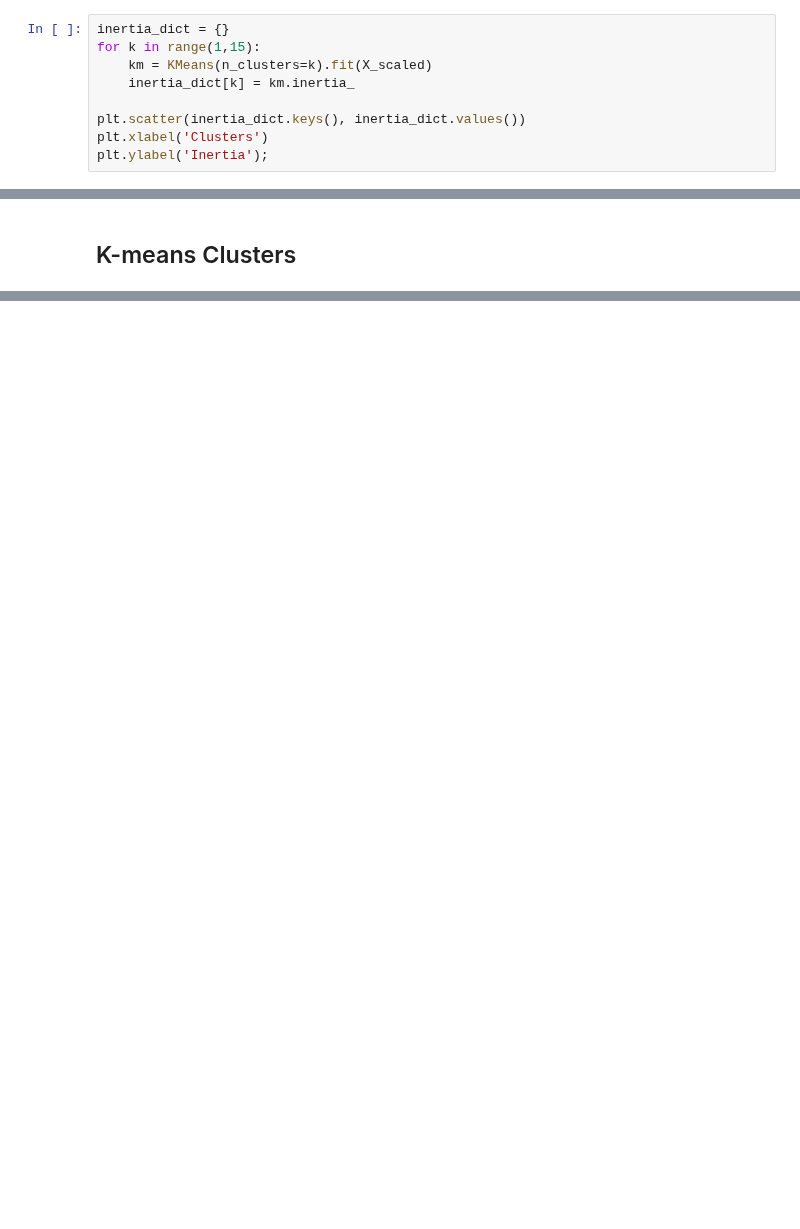
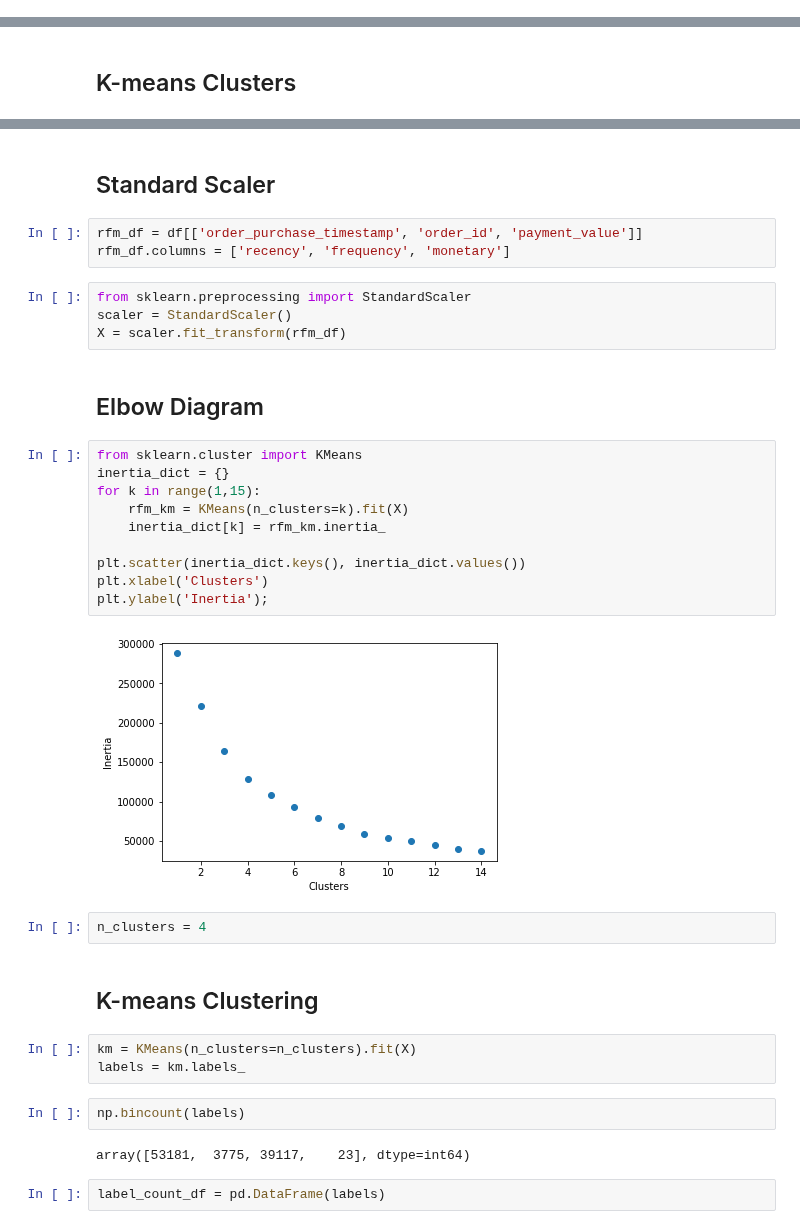
Before and after one commit to alireza-alizadegan/e-commerce-Sales, a Jupyter notebook: Brazil/Customer Segmentation.ipynb, the cells around one changed output, grey strips where cells are left out. Cells and saved outputs as stored; diff of their text form; blank space fills up the shorter version.

```diff
--- a/Brazil/Customer Segmentation.ipynb
+++ b/Brazil/Customer Segmentation.ipynb
@@ -569,12 +665,3 @@ plt.ylabel('Inertia');
-# %%
-inertia_dict = {}
-for k in range(1,15):
-    km = KMeans(n_clusters=k).fit(X_scaled)
-    inertia_dict[k] = km.inertia_
-
-plt.scatter(inertia_dict.keys(), inertia_dict.values())
-plt.xlabel('Clusters')
-plt.ylabel('Inertia');
 # %% [markdown]
 ## Principle Component Analysis
 # %%
@@ -668,0 +915,36 @@ coef_df
+# %% [markdown]
+## Standard Scaler
+# %%
+rfm_df = df[['order_purchase_timestamp', 'order_id', 'payment_value']]
+rfm_df.columns = ['recency', 'frequency', 'monetary']
+# %%
+from sklearn.preprocessing import StandardScaler
+scaler = StandardScaler()
+X = scaler.fit_transform(rfm_df)
+# %% [markdown]
+## Elbow Diagram
+# %%
+from sklearn.cluster import KMeans
+inertia_dict = {}
+for k in range(1,15):
+    rfm_km = KMeans(n_clusters=k).fit(X)
+    inertia_dict[k] = rfm_km.inertia_
+
+plt.scatter(inertia_dict.keys(), inertia_dict.values())
+plt.xlabel('Clusters')
+plt.ylabel('Inertia');
+# %% [output]
+[figure, added]
+# %%
+n_clusters = 4
+# %% [markdown]
+## K-means Clustering
+# %%
+km = KMeans(n_clusters=n_clusters).fit(X)
+labels = km.labels_
+# %%
+np.bincount(labels)
+# %% [output]
+array([53181,  3775, 39117,    23], dtype=int64)
+# %%
+label_count_df = pd.DataFrame(labels)
```
Also changed, not shown: parts of 92 cells of this notebook, 3 other files.
